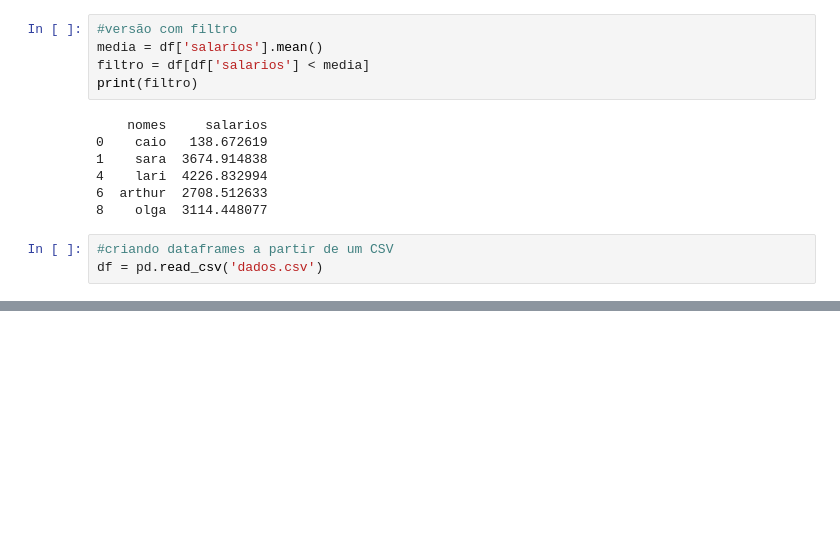
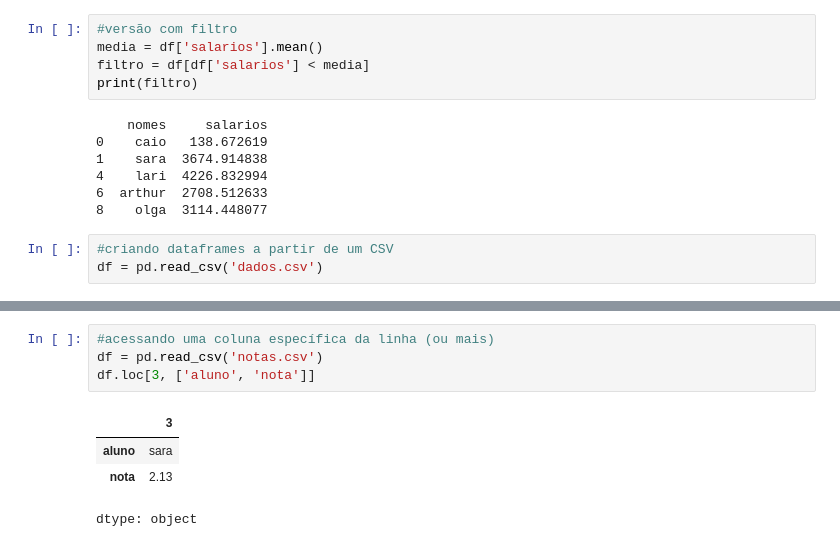
Before and after one commit to sararotenski/AlgoritmosEProgramacao, a Jupyter notebook: aula_2005.ipynb, the cells around one changed output, grey strips where cells are left out. Drawn from its saved outputs; the diff is of its cells as text; blank space fills up the shorter version.

```diff
--- a/aula_2005.ipynb
+++ b/aula_2005.ipynb
@@ -284,0 +419,9 @@ O aluno helo possui a menor nota: 1.02
+# %%
+#acessando uma coluna específica da linha (ou mais)
+df = pd.read_csv('notas.csv')
+df.loc[3, ['aluno', 'nota']]
+# %% [output]
+|  | 3 |
+| aluno | sara |
+| nota | 2.13 |
+dtype: object
```
Also changed, not shown: parts of 13 cells of this notebook.
